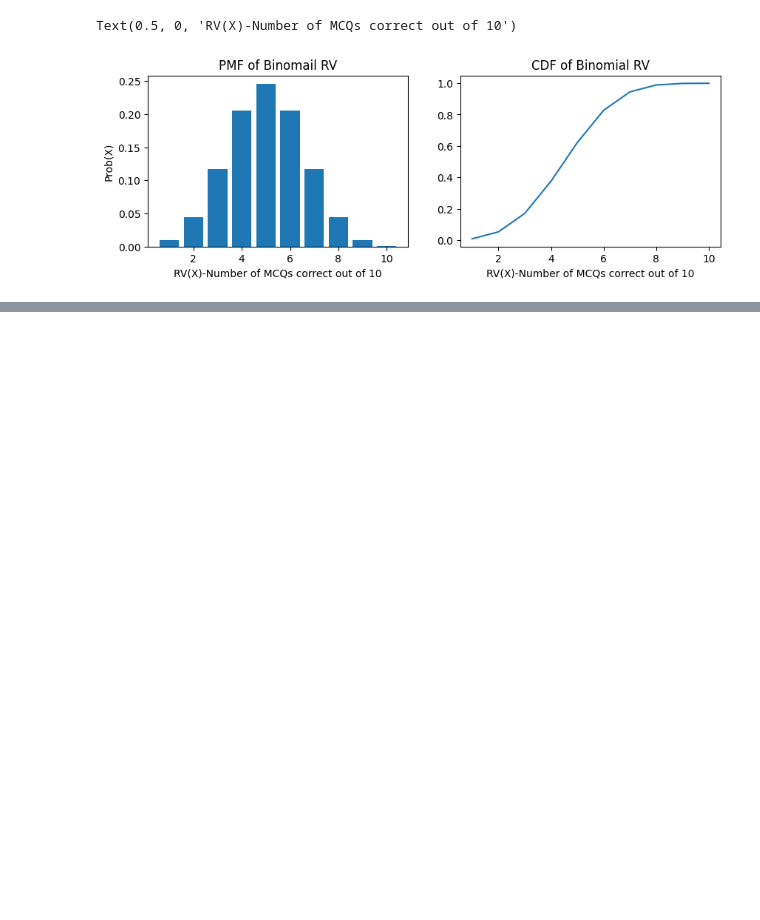
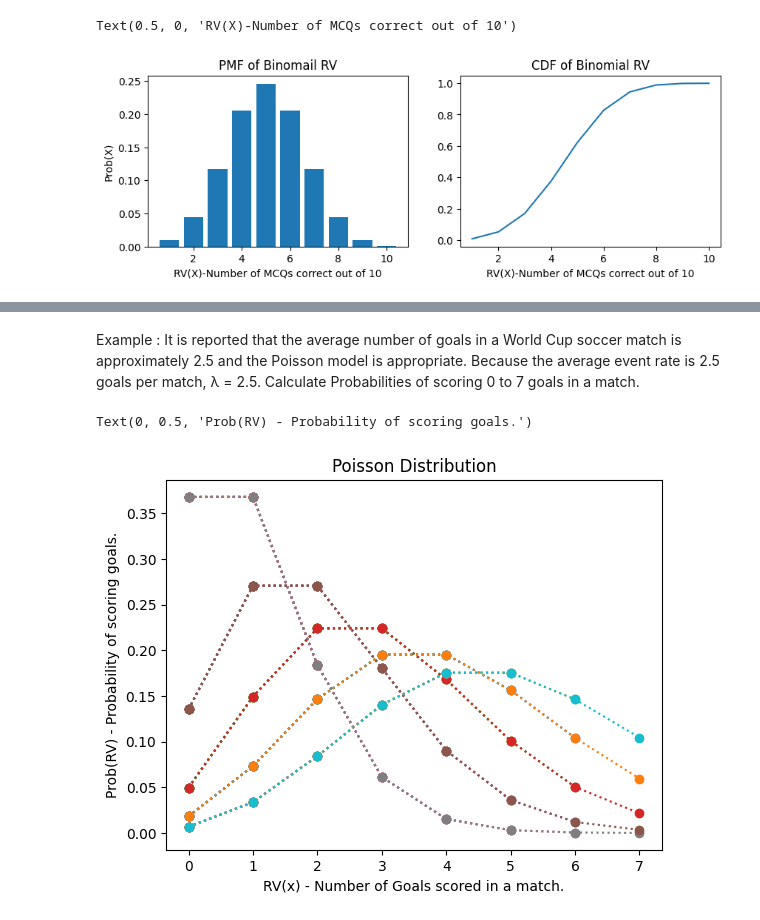
Before and after one commit to R-Jeevan-R/DS-AI, a Jupyter notebook: DS & ML - Prerequisites/Statistics For DS and ML/7. Probability and Distribution functions.ipynb, the cells around one changed output, grey strips where cells are left out. Saved outputs shown, nothing was run; the diff lists cells and outputs as text; code cells hidden in the pictures; blank space fills up the shorter version.

```diff
--- a/DS & ML - Prerequisites/Statistics For DS and ML/7. Probability and Distribution functions.ipynb
+++ b/DS & ML - Prerequisites/Statistics For DS and ML/7. Probability and Distribution functions.ipynb
@@ -135,0 +171,17 @@ Text(0.5, 0, 'RV(X)-Number of MCQs correct out of 10')
+# %% [markdown]
+Example : It is reported that the average number of goals in a World Cup soccer match is approximately 2.5 and the Poisson model is appropriate. Because the average event rate is 2.5 goals per match, λ = 2.5. Calculate Probabilities of scoring 0 to 7 goals in a match.
+# %%
+mean = 1
+for j in range(1,6):
+    mean = j
+    s7 = pd.Series()
+    for i in range(0, 8):
+        s7[i] = ((math.e**(-mean)) * (mean**i)) / math.factorial(i)
+        plt.plot(s7,'o:')
+
+plt.title("Poisson Distribution")
+plt.xlabel("RV(x) - Number of Goals scored in a match.")
+plt.ylabel("Prob(RV) - Probability of scoring goals.")
+# %% [output]
+Text(0, 0.5, 'Prob(RV) - Probability of scoring goals.')
+[figure, added]
```
Also changed, not shown: parts of 11 cells of this notebook.
